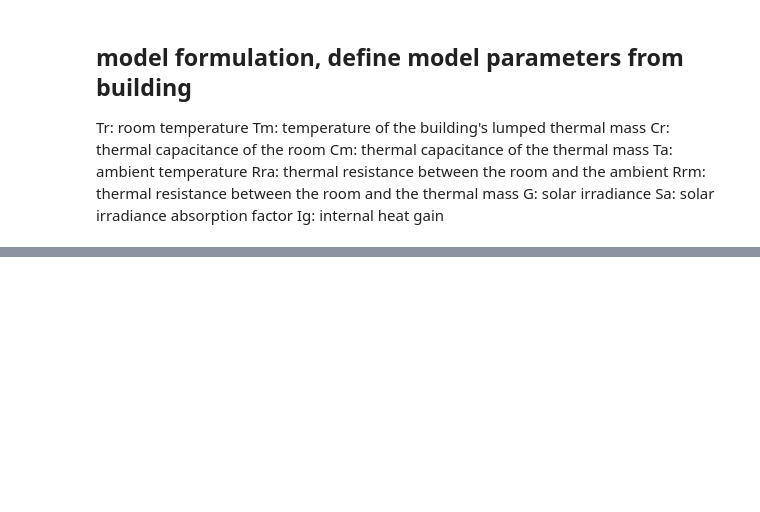
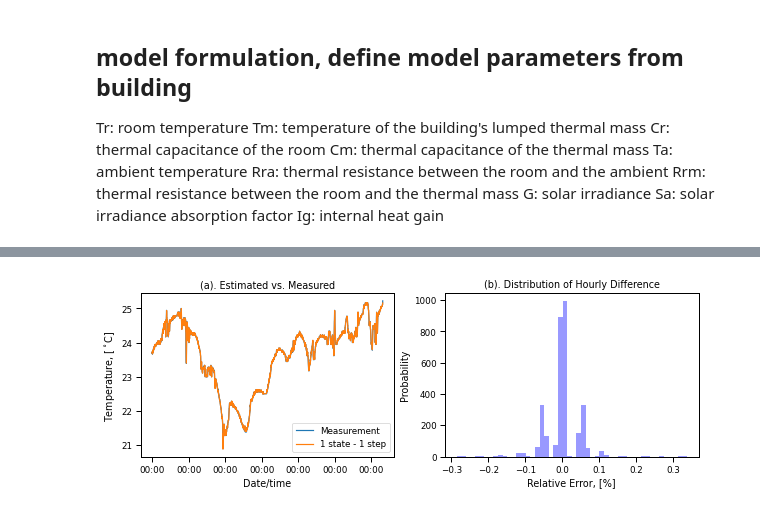
Before and after one commit to rongxinyin/bldg-load-forecast, a Jupyter notebook: 300SW_model_mpc.ipynb, the cells around one changed output, grey strips where cells are left out. Cells and saved outputs as stored; diff of their text form; code cells hidden in the pictures; blank space fills up the shorter version.

```diff
--- a/300SW_model_mpc.ipynb
+++ b/300SW_model_mpc.ipynb
@@ -272,0 +218,11 @@ class Airconditioner(object):
+# %%
+test = prepare_data(t1_wea, '2021-12-20', '2021-12-30', dropnan=True)
+# opt linear model
+m = model_one_state(test)
+
+# get predicted room temperature Tr_hat
+y_predicted = get_y_predicted(m)
+y = [row[0] for row in test]
+
+# calc model errors
+err = calc_model_metrics(y, y_predicted)
@@ -272,0 +247,22 @@ class Airconditioner(object):
+# %%
+sns.set_context('paper')
+fig, (axes) = plt.subplots(1,2, figsize=(10, 3), facecolor='w', edgecolor='k', sharey=False, sharex=False)
+fig.subplots_adjust(hspace = .2, wspace=.2)
+
+axes[0].plot(range(len(y)), y, label='Measurement')
+axes[0].plot(range(len(y)), y_predicted, label='1 state - 1 step')
+sns.distplot((np.array(y_predicted) - np.array(y)), kde=False, color="b", ax=axes[1])
+axes[0].set_xlabel('Date/time')
+axes[0].set_ylabel('Temperature, [$^\circ$C]')
+axes[0].set_title('(a). Estimated vs. Measured')
+axes[0].xaxis.set_major_formatter(mdates.DateFormatter('%H:%M'))
+# axes[0].xaxis.set_major_locator(mdates.WeekdayLocator(byweekday=1, interval=1, tz=None))
+axes[1].set_xlabel('Relative Error, [%]')
+axes[1].set_ylabel('Probability')
+axes[1].set_title('(b). Distribution of Hourly Difference')
+
+axes[0].legend()
+
+fig.savefig('figures/validate-error1.png', dpi=300, format='png',bbox_inches='tight')
+# %% [output]
+[figure, added]
```
Also changed, not shown: parts of 17 cells of this notebook.
